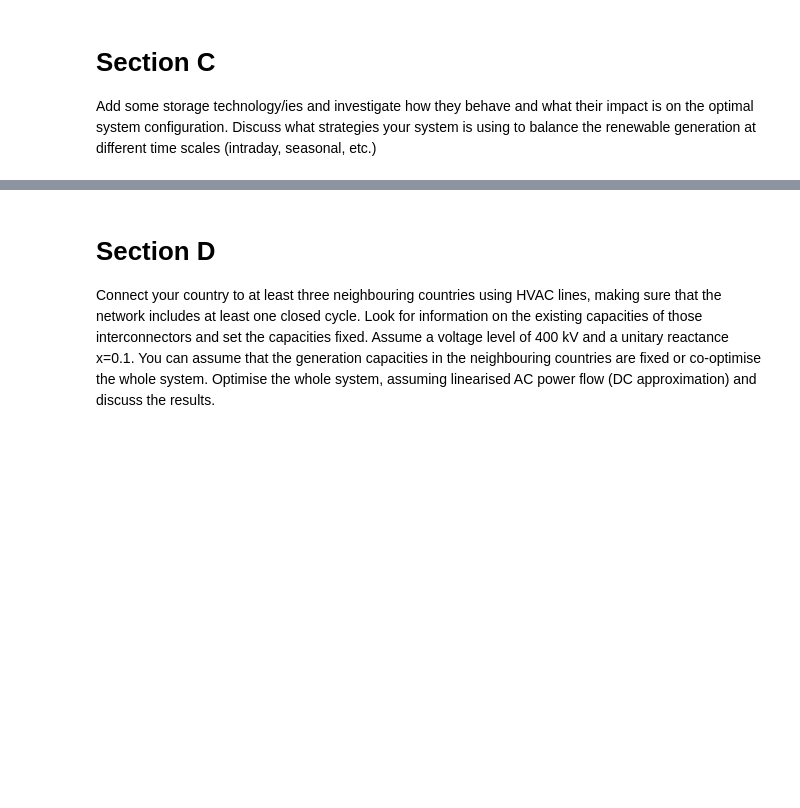
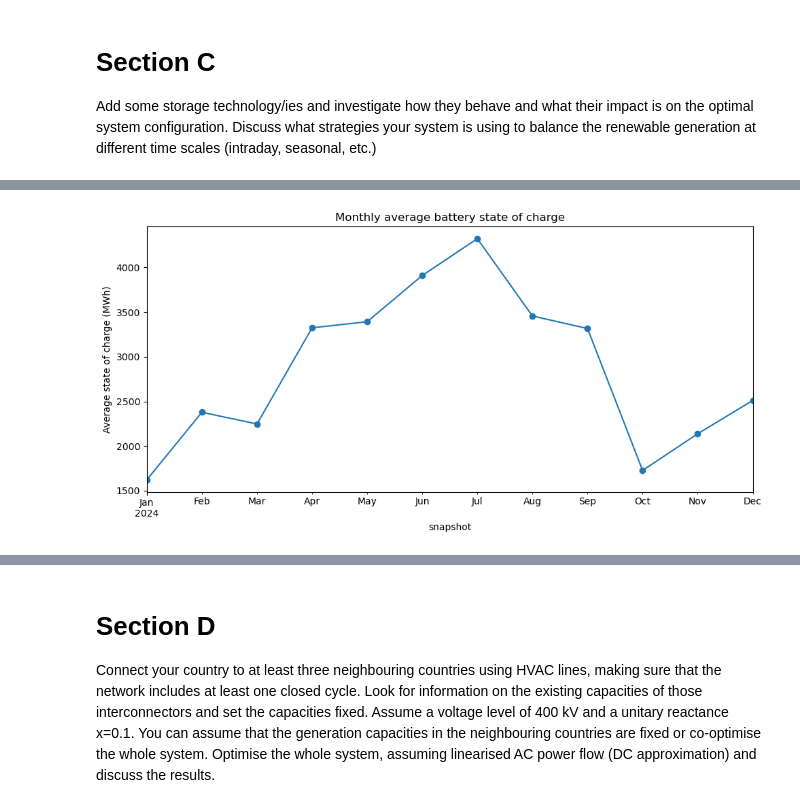
Before and after one commit to fortero23/Integrated_Energy_Grids, a Jupyter notebook: Modules/Assignment1.ipynb, the cells around one changed output, grey strips where cells are left out. Saved outputs shown, nothing was run; the diff lists cells and outputs as text; code cells hidden in the pictures; blank space fills up the shorter version.

```diff
--- a/Modules/Assignment1.ipynb
+++ b/Modules/Assignment1.ipynb
@@ -854,0 +1023,10 @@ Add some storage technology/ies and investigate how they behave and what their i
+# %%
+soc_monthly = n_storage.storage_units_t.state_of_charge["battery"].resample("ME").mean()
+
+soc_monthly.plot(marker="o", figsize=(10,5))
+plt.ylabel("Average state of charge (MWh)")
+plt.title("Monthly average battery state of charge")
+plt.tight_layout()
+plt.show()
+# %% [output]
+[figure, added]
```
Also changed, not shown: parts of 17 cells of this notebook.
